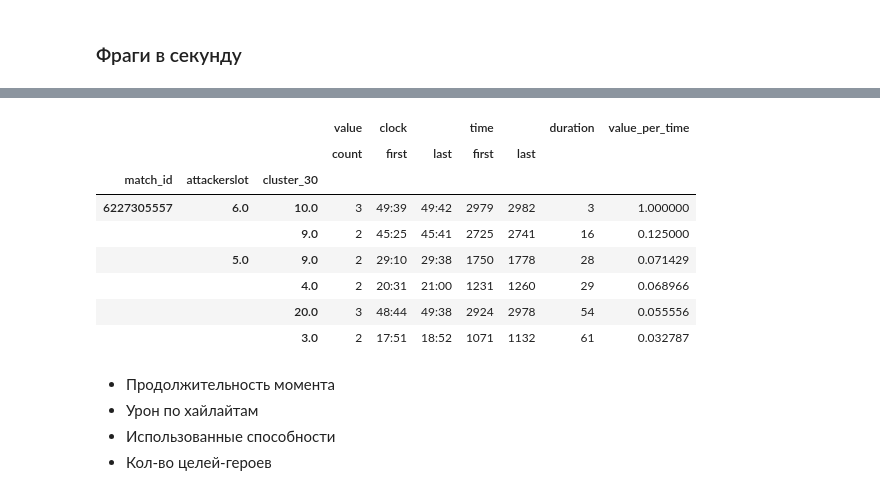
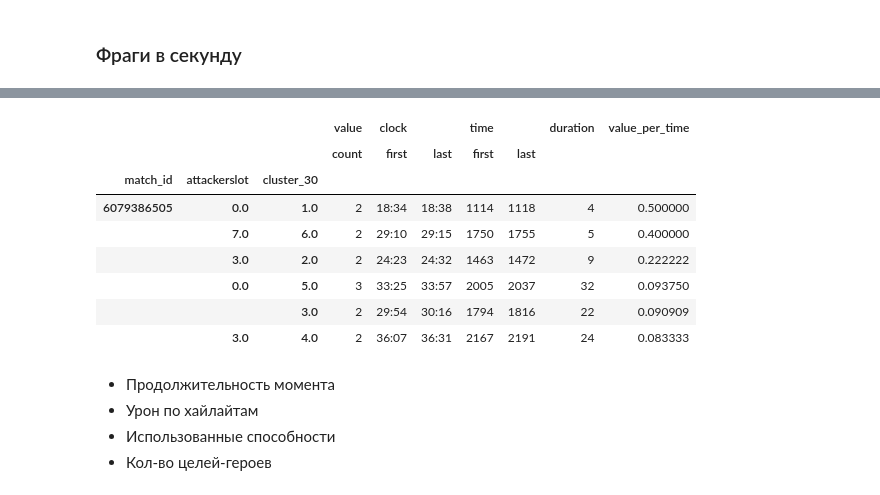
Before and after one commit to arch1baald/woodota, a Jupyter notebook: notebooks/dbscan-many-matches.ipynb, the cells around one changed output, grey strips where cells are left out. Drawn from its saved outputs; the diff is of its cells as text; code cells hidden in the pictures.

```diff
--- a/notebooks/dbscan-many-matches.ipynb
+++ b/notebooks/dbscan-many-matches.ipynb
@@ -647,40 +649,40 @@ array([6215020578, 6223446359, 6227203516, 6070412895, 6227305557,
 df_cand = (
     df[
         (df['type'] == 'DOTA_COMBATLOG_DEATH') &
         (df['time'] > 10 * 60) &
         (df['attackerhero'] & df['targethero']) &
         (df['cluster_30'] > -1) &
-        (df['match_id'] == 6227305557)
+        (df['match_id'] == 6079386505)
     ]
     .groupby(['match_id', 'attackerslot', 'cluster_30'])
     .agg({
         'value': 'count',
         'clock': ['first', 'last'],
         'time': ['first', 'last'],
     })
 )
 
 df_cand['duration'] = df_cand[('time', 'last')] - df_cand[('time', 'first')]
 df_cand['value_per_time'] = df_cand[('value', 'count')] / df_cand['duration']
 
 # display(df_cand)
 (
     df_cand[(
         (df_cand['duration'] > 0)
     )]
     .sort_values('value_per_time', ascending=False)
     .head(20)
 )
 # %% [output]
 |  |  |  | value | clock |  | time |  | duration | value_per_time |
 |  |  |  | count | first | last | first | last |  |  |
 | match_id | attackerslot | cluster_30 |  |  |  |  |  |  |  |
-| 6227305557 | 6.0 | 10.0 | 3 | 49:39 | 49:42 | 2979 | 2982 | 3 | 1.000000 |
-|  |  | 9.0 | 2 | 45:25 | 45:41 | 2725 | 2741 | 16 | 0.125000 |
-|  | 5.0 | 9.0 | 2 | 29:10 | 29:38 | 1750 | 1778 | 28 | 0.071429 |
-|  |  | 4.0 | 2 | 20:31 | 21:00 | 1231 | 1260 | 29 | 0.068966 |
-|  |  | 20.0 | 3 | 48:44 | 49:38 | 2924 | 2978 | 54 | 0.055556 |
-|  |  | 3.0 | 2 | 17:51 | 18:52 | 1071 | 1132 | 61 | 0.032787 |
+| 6079386505 | 0.0 | 1.0 | 2 | 18:34 | 18:38 | 1114 | 1118 | 4 | 0.500000 |
+|  | 7.0 | 6.0 | 2 | 29:10 | 29:15 | 1750 | 1755 | 5 | 0.400000 |
+|  | 3.0 | 2.0 | 2 | 24:23 | 24:32 | 1463 | 1472 | 9 | 0.222222 |
+|  | 0.0 | 5.0 | 3 | 33:25 | 33:57 | 2005 | 2037 | 32 | 0.093750 |
+|  |  | 3.0 | 2 | 29:54 | 30:16 | 1794 | 1816 | 22 | 0.090909 |
+|  | 3.0 | 4.0 | 2 | 36:07 | 36:31 | 2167 | 2191 | 24 | 0.083333 |
 # %% [markdown]
 - Продолжительность момента
 - Урон по хайлайтам
```
Also changed, not shown: parts of 24 cells of this notebook, 16 other files.
